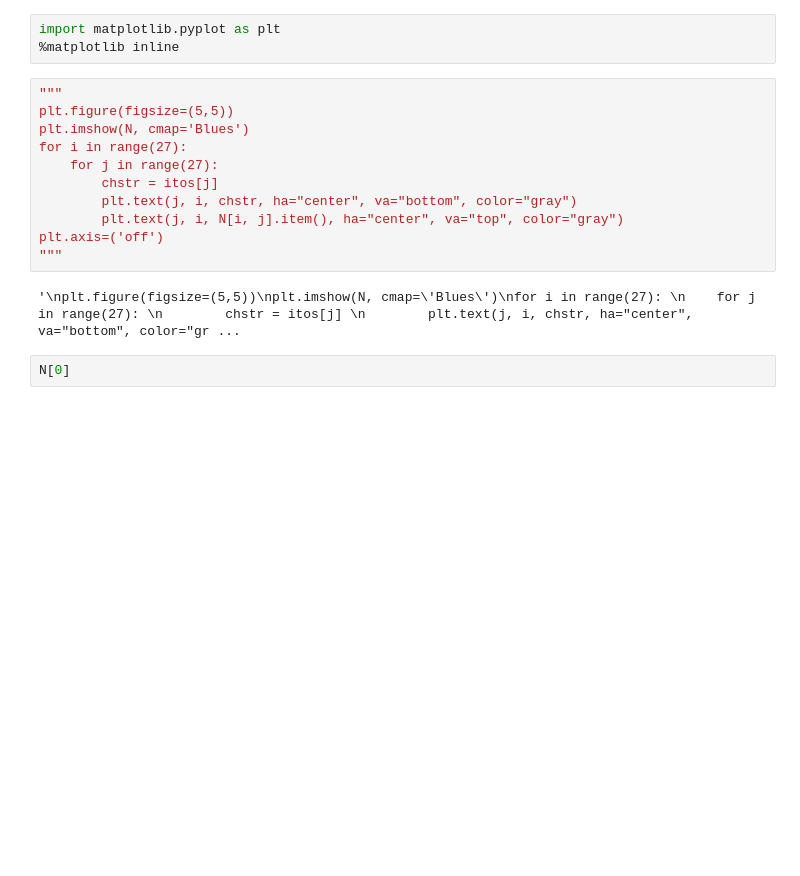
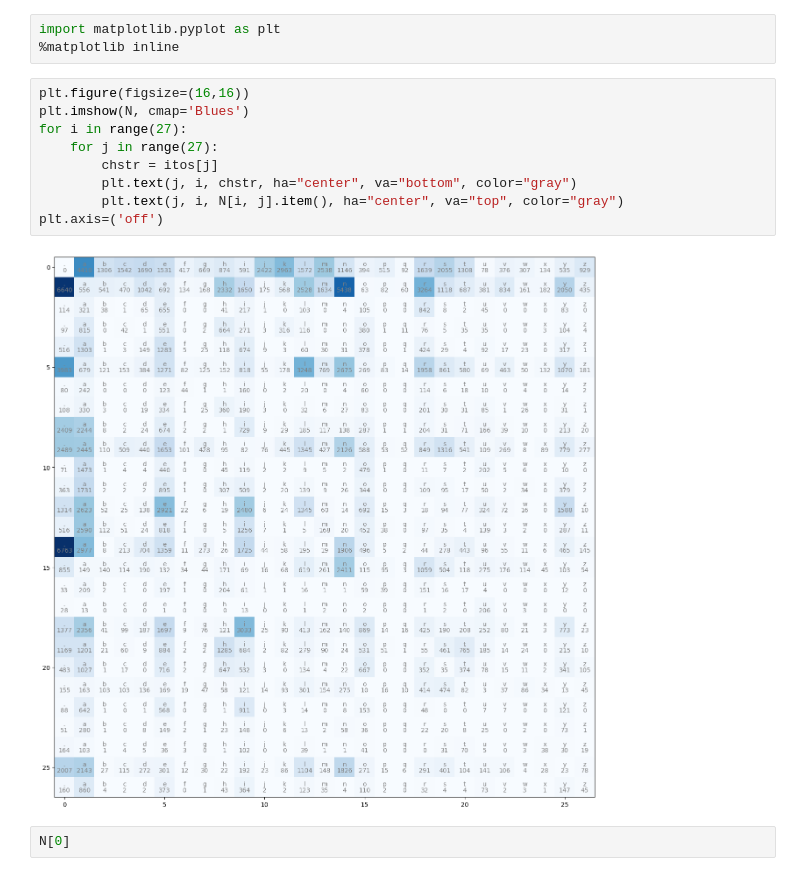
Before and after one commit to EmirhanEmir/DeepLearning, a Jupyter notebook: build_makemore.ipynb, the cells around one changed output. Saved outputs shown, nothing was run; the diff lists cells and outputs as text; blank space fills up the shorter version.

```diff
--- a/build_makemore.ipynb
+++ b/build_makemore.ipynb
@@ -54,18 +54,16 @@ for w in words:
 import matplotlib.pyplot as plt
 %matplotlib inline
 # %%
-"""
-plt.figure(figsize=(5,5))
+plt.figure(figsize=(16,16))
 plt.imshow(N, cmap='Blues')
 for i in range(27):
     for j in range(27):
         chstr = itos[j]
         plt.text(j, i, chstr, ha="center", va="bottom", color="gray")
         plt.text(j, i, N[i, j].item(), ha="center", va="top", color="gray")
 plt.axis=('off')
-"""
 # %% [output]
-'\nplt.figure(figsize=(5,5))\nplt.imshow(N, cmap=\'Blues\')\nfor i in range(27): \n    for j in range(27): \n        chstr = itos[j] \n        plt.text(j, i, chstr, ha="center", va="bottom", color="gr ...
+[figure, added]
 # %%
 N[0]
 # %% [output]
```
Also changed, not shown: parts of 12 cells of this notebook.
